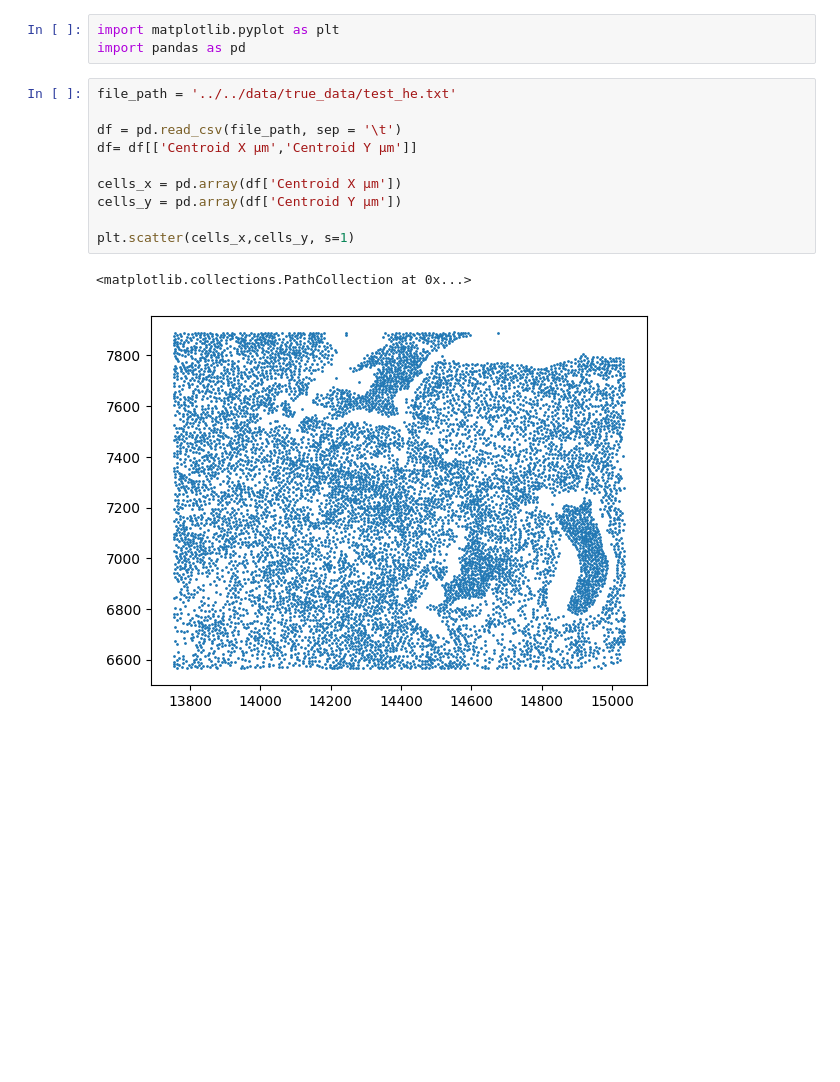
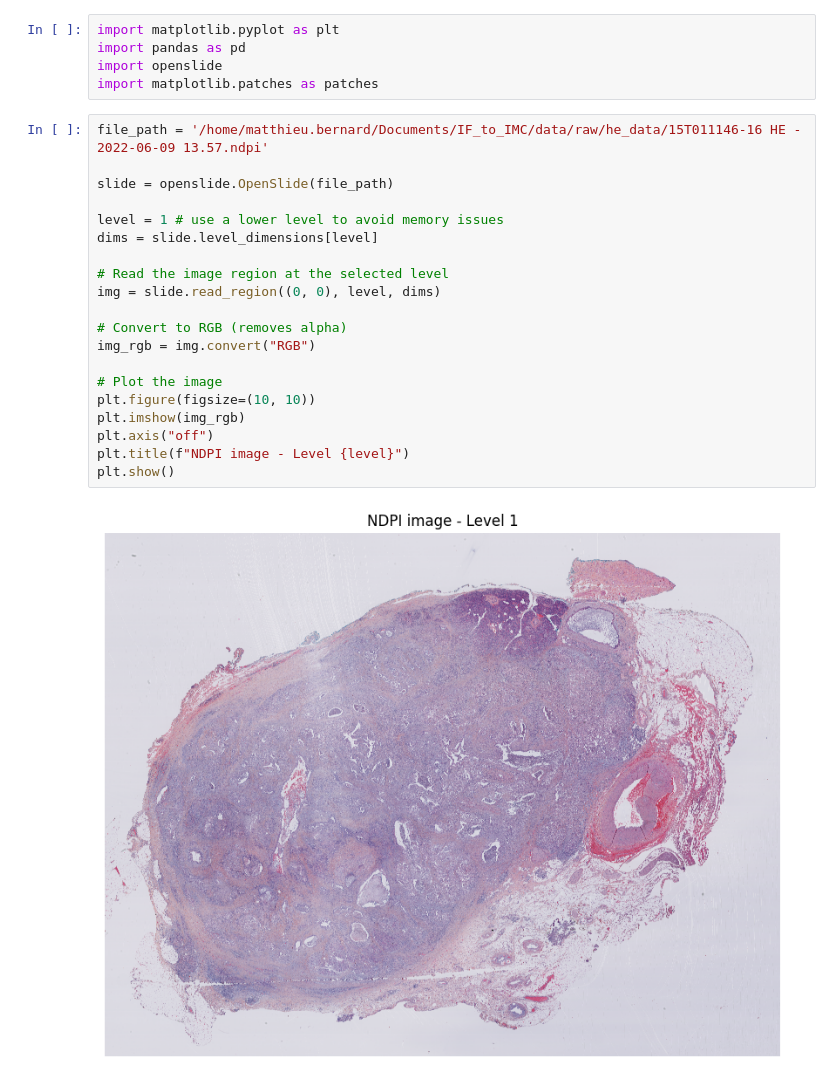
Before and after one commit to JaimeLesChats/IF_to_IMC, a Jupyter notebook: scripts/data_linking/test_he_coords.ipynb, the cells around one changed output. Cells and saved outputs as stored; diff of their text form; blank space fills up the shorter version.

```diff
--- a/scripts/data_linking/test_he_coords.ipynb
+++ b/scripts/data_linking/test_he_coords.ipynb
@@ -1,16 +1,27 @@
 # %%
 import matplotlib.pyplot as plt
 import pandas as pd
+import openslide
+import matplotlib.patches as patches
 # %%
-file_path = '../../data/true_data/test_he.txt'
+file_path = '/home/matthieu.bernard/Documents/IF_to_IMC/data/raw/he_data/15T011146-16 HE - 2022-06-09 13.57.ndpi'
 
-df = pd.read_csv(file_path, sep = '\t')
-df= df[['Centroid X µm','Centroid Y µm']]
+slide = openslide.OpenSlide(file_path)
 
-cells_x = pd.array(df['Centroid X µm'])
-cells_y = pd.array(df['Centroid Y µm'])
+level = 1 # use a lower level to avoid memory issues
+dims = slide.level_dimensions[level]
 
-plt.scatter(cells_x,cells_y, s=1)
+# Read the image region at the selected level
+img = slide.read_region((0, 0), level, dims)
+
+# Convert to RGB (removes alpha)
+img_rgb = img.convert("RGB")
+
+# Plot the image
+plt.figure(figsize=(10, 10))
+plt.imshow(img_rgb)
+plt.axis("off")
+plt.title(f"NDPI image - Level {level}")
+plt.show()
 # %% [output]
-<matplotlib.collections.PathCollection at 0x...>
-[figure, old version]
+[figure, new version]
```
Also changed, not shown: parts of 1 cell of this notebook, 4 other files.
